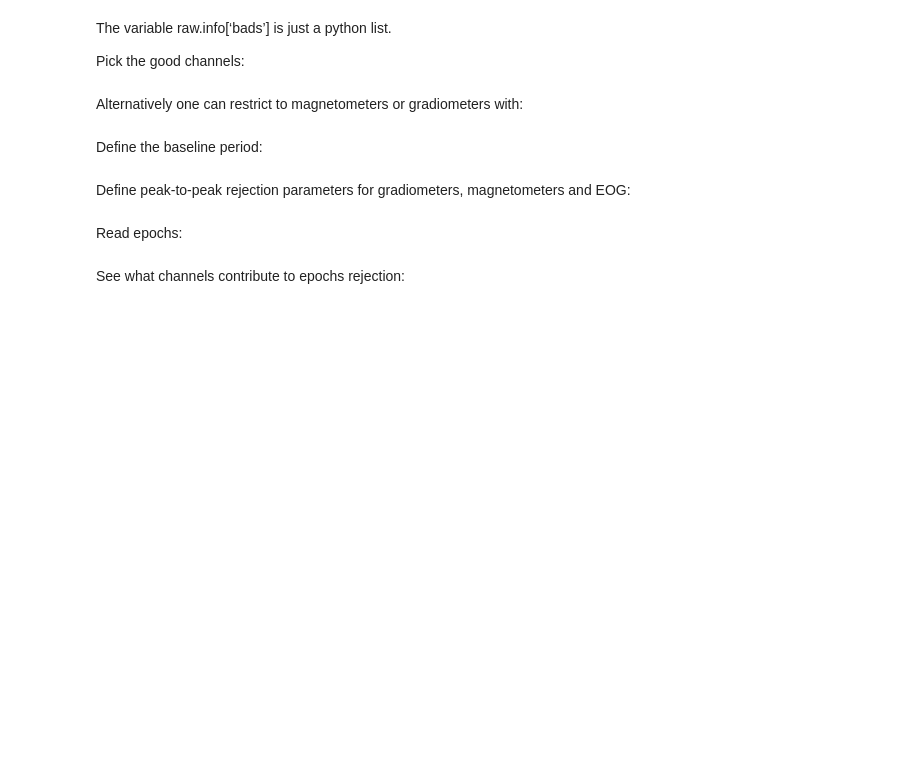
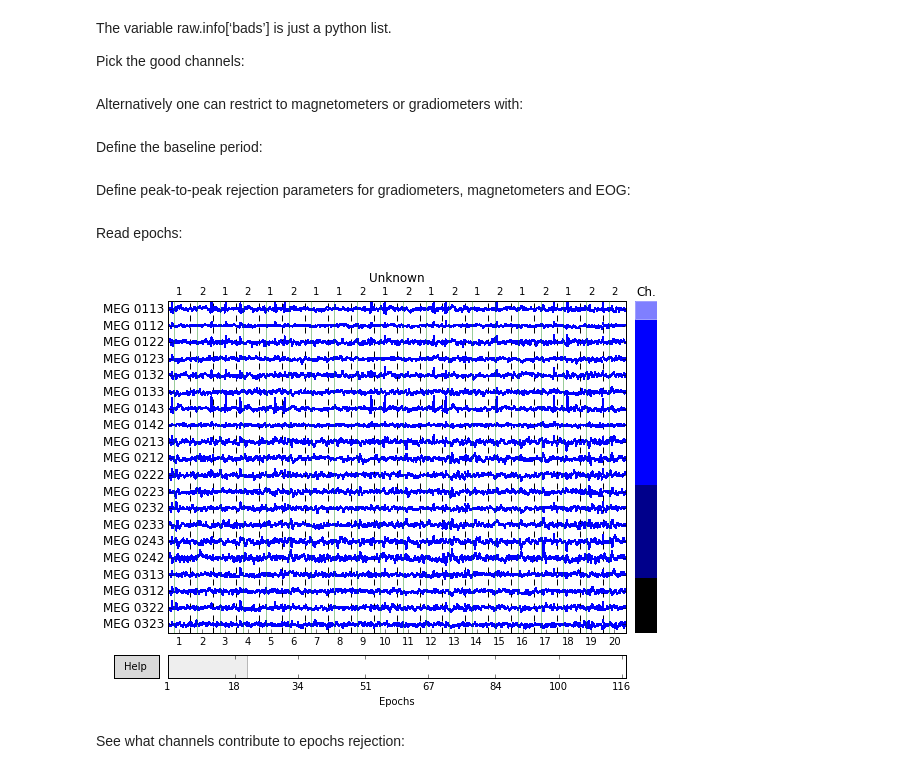
Before and after one commit to mne-tools/mne-python-notebooks, a Jupyter notebook: 1-MNE_from_raw_to_epochs_evoked.ipynb, the cells around one changed output. Drawn from its saved outputs; the diff is of its cells as text; code cells hidden in the pictures; blank space fills up the shorter version.

```diff
--- a/1-MNE_from_raw_to_epochs_evoked.ipynb
+++ b/1-MNE_from_raw_to_epochs_evoked.ipynb
@@ -264,3 +280,10 @@ epochs = mne.Epochs(raw, events, event_id, tmin, tmax, proj=True,
+# %%
+% matplotlib qt4
+# *new* -- *GSOC 2015*
+
+epochs.plot()
+# %% [output]
+[figure, added]
 # %% [markdown]
 See what channels contribute to epochs rejection:
 # %%
```
Also changed, not shown: parts of 19 cells of this notebook, 2 other files.
